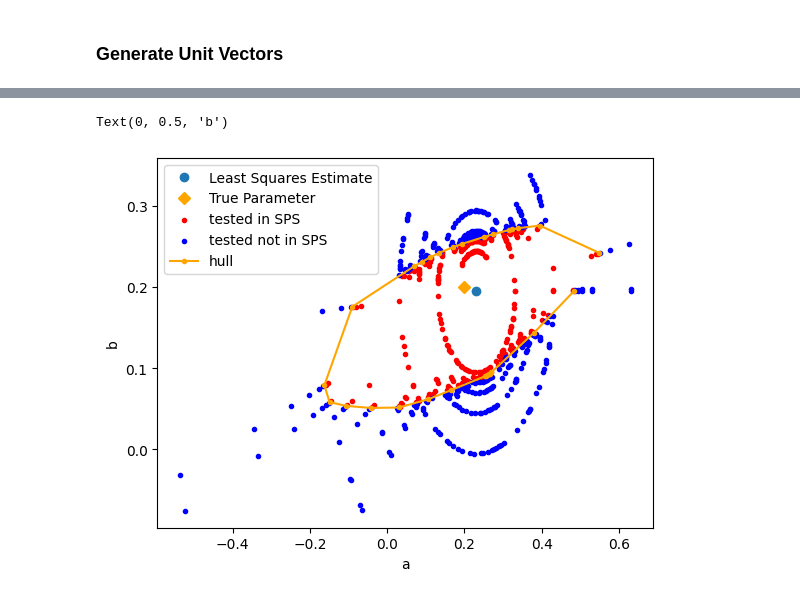
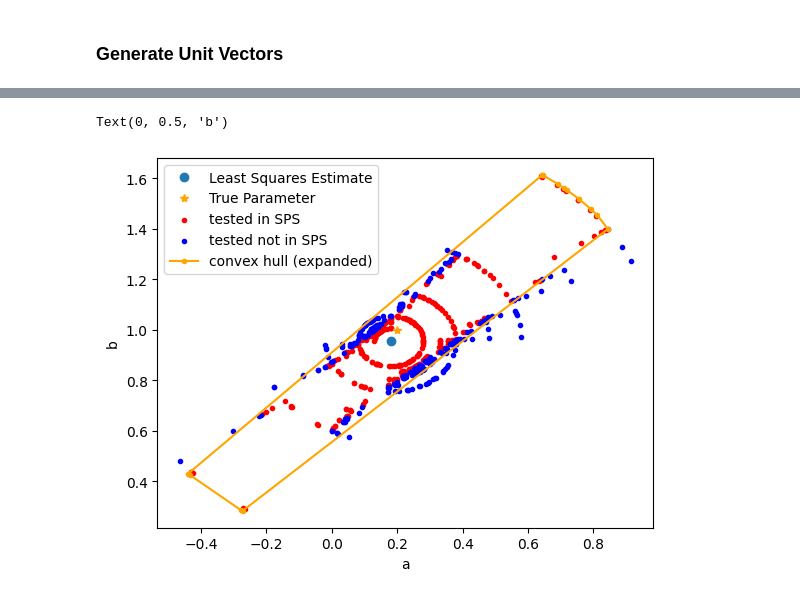
Before and after one commit to Muckthebuck/Learning-Dynamic-Systems, a Jupyter notebook: search/notebooks/smart_search_2d.ipynb, the cells around one changed output, grey strips where cells are left out. Cells and saved outputs as stored; diff of their text form; code cells hidden in the pictures.

```diff
--- a/search/notebooks/smart_search_2d.ipynb
+++ b/search/notebooks/smart_search_2d.ipynb
@@ -31,15 +31,15 @@ from scipy import signal, optimize
 
 # True parameters
 a1_true = 0.2
-b1_true = 0.2
+b1_true = 1
 
 A = [1, a1_true]
 B = [b1_true]
 C = [1]
-F = [0.1]
+F = [0]
 L = [1]
 
-n_samples = 100
+n_samples = 1000
 
 # Initialise the system
 armax_model = ARMAX(A, B, C, F, L)
@@ -246,32 +246,32 @@ a0 = params_ls[0]
 b0 = params_ls[1]
 
 fig, ax = plt.subplots()
 
 ins = np.array(ins)
 outs = np.array(outs)
 boundaries.append(boundaries[0])
 boundaries = np.array(boundaries)
 
 hull = ConvexHull(ins)
 expanded_hull_points = expand_convex_hull(ins[hull.vertices], expansion_factor=0.01)
 
 ax.plot(a0, b0, 'o', label="Least Squares Estimate")
-ax.plot(a1_true, b1_true, 'D', c='orange', label="True Parameter", )
+ax.plot(a1_true, b1_true, '*', c='orange', label="True Parameter", )
 
 if len(ins) > 0:
     ax.scatter(ins[:, 0], ins[:, 1], marker='.', c='red', label="tested in SPS")
 if len(outs) > 0:
     ax.scatter(outs[:, 0], outs[:, 1], marker='.', c='blue', label="tested not in SPS")
 # if len(boundaries) > 0:
 #     ax.plot(boundaries[:, 0], boundaries[:, 1], marker='.', c='green', label="linear boundary")
 if len(boundaries) > 0:
     ax.plot(expanded_hull_points[:, 0], expanded_hull_points[:, 1], marker='.', c='orange', label="convex hull (expanded)")
 ax.legend()
 
 # ax.set_xlim(-2, 2)
 # ax.set_ylim(-2, 2)
 ax.set_xlabel("a")
 ax.set_ylabel("b")
 # %% [output]
 Text(0, 0.5, 'b')
-[figure, old version]
+[figure, new version]
```
Also changed, not shown: parts of 2 cells of this notebook.
